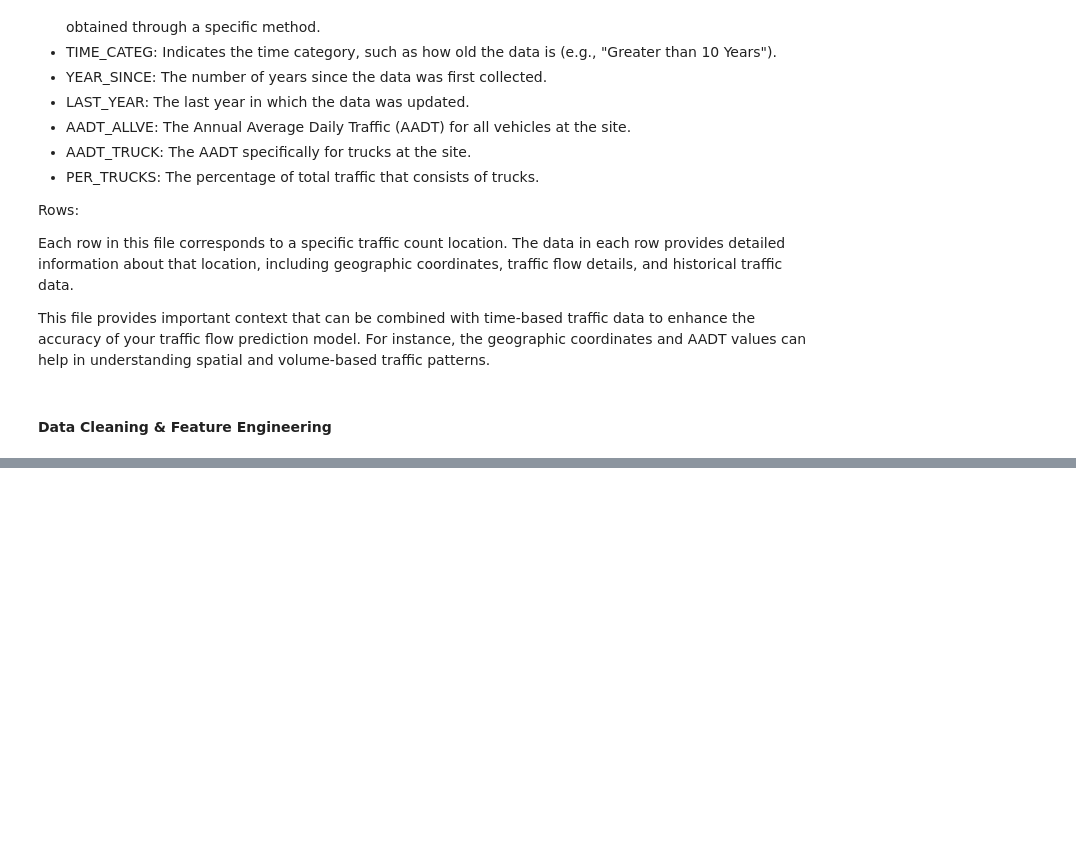
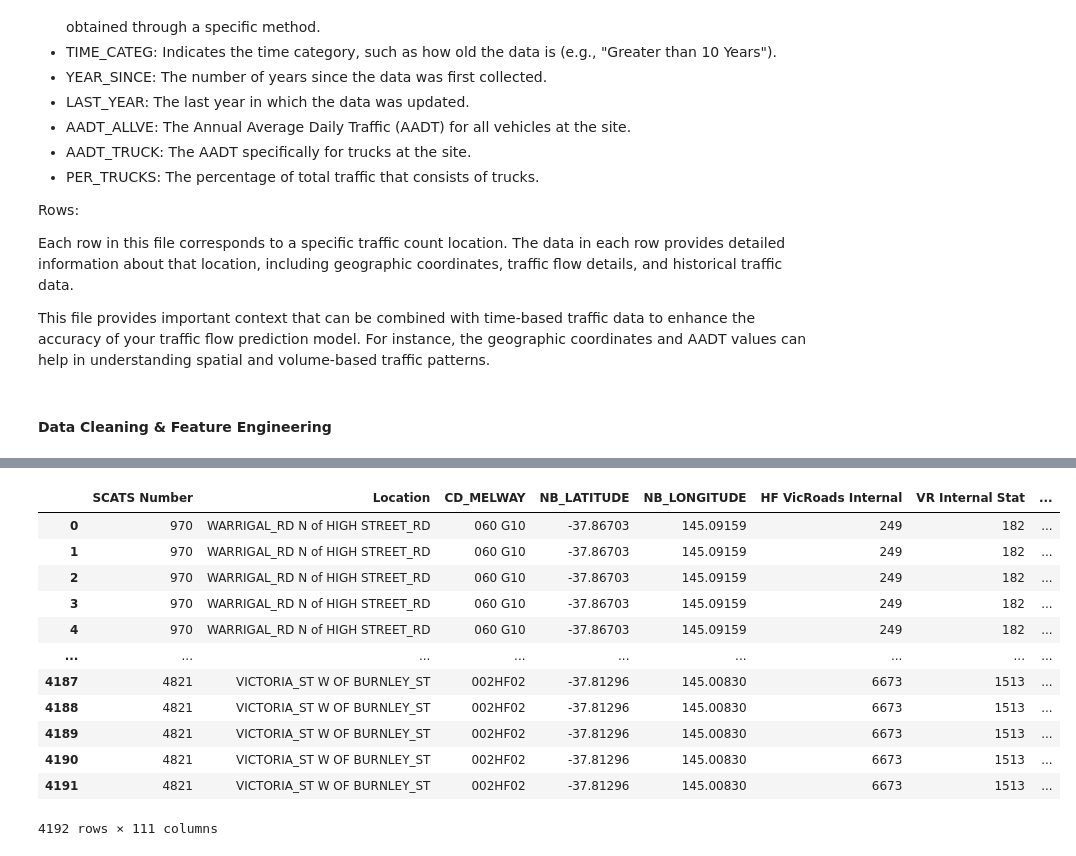
Before and after one commit to hengrvisal/Traffic-Flow-Prediction-System-TPFS, a Jupyter notebook: process_data.ipynb, the cells around one changed output, grey strips where cells are left out. Cells and saved outputs as stored; diff of their text form; code cells hidden in the pictures; blank space fills up the shorter version.

```diff
--- a/process_data.ipynb
+++ b/process_data.ipynb
@@ -129,0 +149,20 @@ This file provides important context that can be combined with time-based traffi
+# %%
+numerical_columns = []
+for i in range(96):
+    if i < 10:
+        numerical_columns.append('V0' + str(i))
+    else :
+        numerical_columns.append('V' + str(i))
+
+df_scats_data_october[numerical_columns] = df_scats_data_october[numerical_columns].apply(pd.to_numeric, errors='coerce')
+# %%
+df_scats_data_october['Date'] = pd.to_datetime(df_scats_data_october['Date'], format='%d/%m/%Y')
+
+new_date_columns = pd.DataFrame({
+    'Day_Of_Week': df_scats_data_october['Date'].dt.dayofweek,
+    'Is_Weekend': df_scats_data_october['Date'].dt.dayofweek >= 5
+})
+
+df_scats_data_october = pd.concat([df_scats_data_october, new_date_columns], axis=1)
+# %%
+df_scats_data_october['Rolling_1hr'] = df_scats_data_october[numerical_columns].iloc[:, :96].mean(axis=1)
@@ -129,0 +179,16 @@ This file provides important context that can be combined with time-based traffi
+# %%
+df_scats_data_october
+# %% [output]
+|  | SCATS Number | Location | CD_MELWAY | NB_LATITUDE | NB_LONGITUDE | HF VicRoads Internal | VR Internal Stat | ... |
+| 0 | 970 | WARRIGAL_RD N of HIGH STREET_RD | 060 G10 | -37.86703 | 145.09159 | 249 | 182 | ... |
+| 1 | 970 | WARRIGAL_RD N of HIGH STREET_RD | 060 G10 | -37.86703 | 145.09159 | 249 | 182 | ... |
+| 2 | 970 | WARRIGAL_RD N of HIGH STREET_RD | 060 G10 | -37.86703 | 145.09159 | 249 | 182 | ... |
+| 3 | 970 | WARRIGAL_RD N of HIGH STREET_RD | 060 G10 | -37.86703 | 145.09159 | 249 | 182 | ... |
+| 4 | 970 | WARRIGAL_RD N of HIGH STREET_RD | 060 G10 | -37.86703 | 145.09159 | 249 | 182 | ... |
+| ... | ... | ... | ... | ... | ... | ... | ... | ... |
+| 4187 | 4821 | VICTORIA_ST W OF BURNLEY_ST | 002HF02 | -37.81296 | 145.00830 | 6673 | 1513 | ... |
+| 4188 | 4821 | VICTORIA_ST W OF BURNLEY_ST | 002HF02 | -37.81296 | 145.00830 | 6673 | 1513 | ... |
+| 4189 | 4821 | VICTORIA_ST W OF BURNLEY_ST | 002HF02 | -37.81296 | 145.00830 | 6673 | 1513 | ... |
+| 4190 | 4821 | VICTORIA_ST W OF BURNLEY_ST | 002HF02 | -37.81296 | 145.00830 | 6673 | 1513 | ... |
+| 4191 | 4821 | VICTORIA_ST W OF BURNLEY_ST | 002HF02 | -37.81296 | 145.00830 | 6673 | 1513 | ... |
+4192 rows × 111 columns
```
Also changed, not shown: parts of 7 cells of this notebook.
